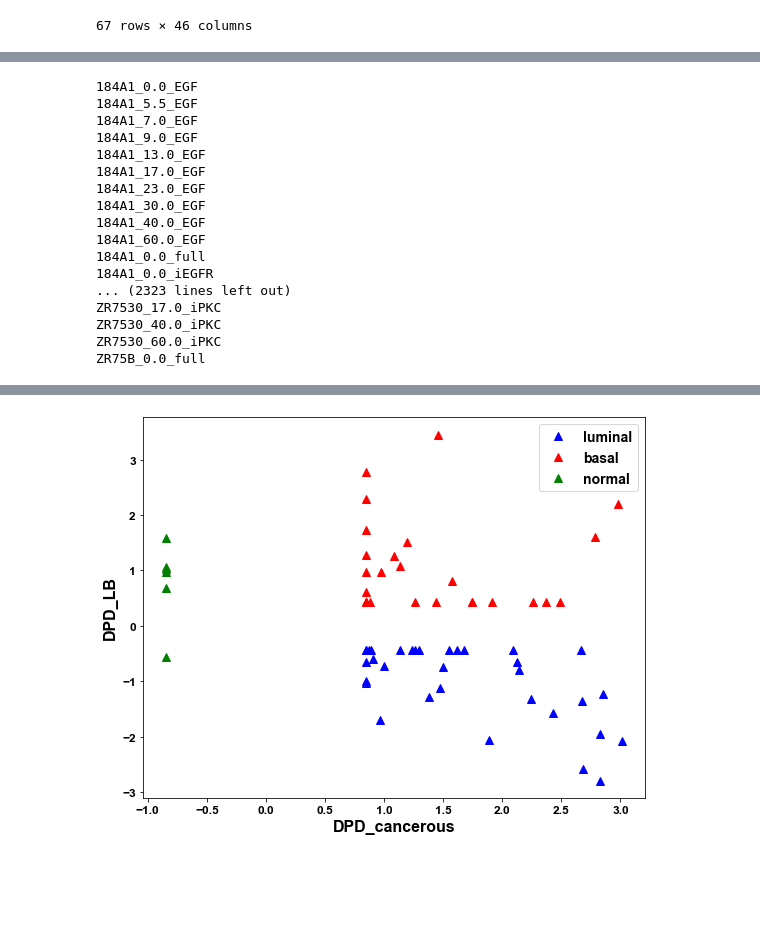
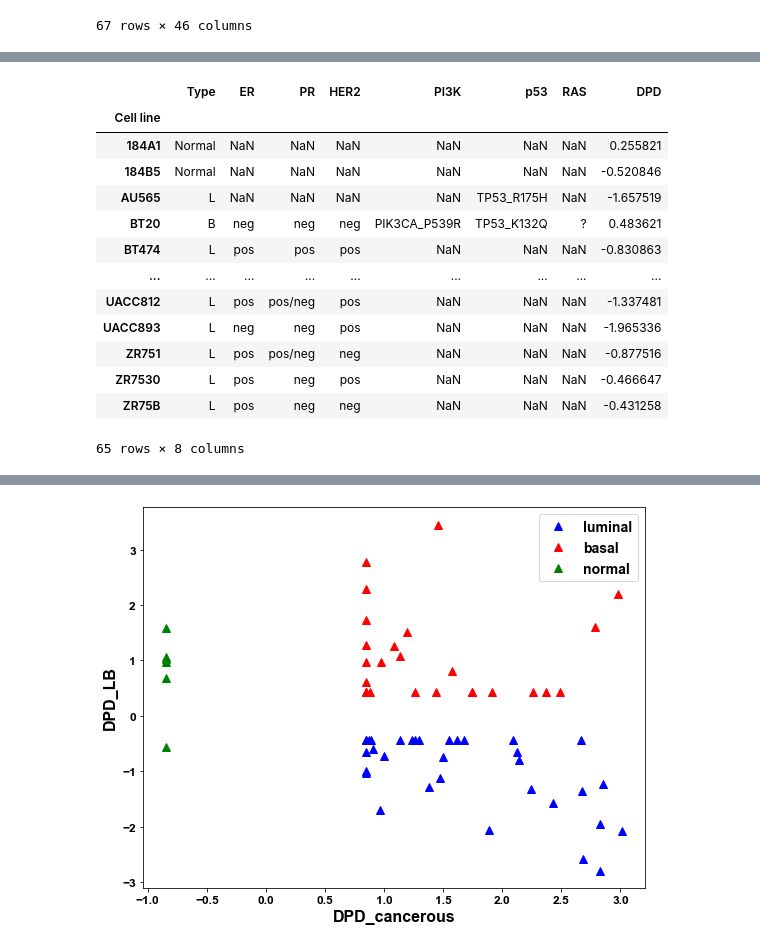
Before and after one commit to at2005/BTYSTE-2023, a Jupyter notebook: MSB cSTAR.ipynb, the cells around one changed output, grey strips where cells are left out. Cells and saved outputs as stored; diff of their text form; code cells hidden in the pictures; blank space fills up the shorter version.

```diff
--- a/MSB cSTAR.ipynb
+++ b/MSB cSTAR.ipynb
@@ -101,59 +113,43 @@ types_df = types_df.set_index("Cell line")
 # %%
 import statistics
 # make intercept negative since we wish to get it on "the other side"
-H_CONSTANT = - svc.intercept_[0]/linalg.norm(svc.coef_[0])
+H_CONST_LB = - svc.intercept_[0]/linalg.norm(svc.coef_[0])
+n = norm_stv_df['Norm_LB']
+s = norm_stv_df["STV_LB"]
+
+df = df.drop(["index", "treatment", "time"], axis=1)
 
 def extract_cell_line(sample):
     return sample[:sample.index("_")]
 
+def calculate_dpd(row,dataframe, h, s_vec, n_vec):
+    smpl = row.name
+    DPD_val = - (h - np.dot(dataframe.loc[smpl],n_vec))/np.dot(n_vec,s_vec)
+    return DPD_val
 
-cell_line_dpds = {label: [] for label in all_labels}
-df = df.drop(["index", "treatment", "time"], axis=1)
+df["Specific DPD"] = df.apply(calculate_dpd,args=(df, H_CONST_LB, s,n), axis=1)
+df["Group"] = df.apply(lambda row: row.name[0:row.name.find("_")], axis=1)
 
-Comb_DPD_vals = []
-for smpl in df.index:
-    print(smpl)
-    cell_line = smpl
-    if "HCC38" in smpl or "HCC70" in smpl:
-        continue
-
-    # DPD -> cSTAR paper equation 8
-    n = norm_stv_df['norm_vec']
-    s = norm_stv_df["STV"]
-    DPD_val = - (H_CONSTANT - np.dot(df.loc[smpl],n))/np.dot(n,s)
-    cell_line_dpds[extract_cell_line(cell_line)].append(DPD_val)
-
-# print(cell_line_dpds)
-# mean_dpd = {label: statistics.mean(val) for label, val in cell_line_dpds.items()}
+def avg_dpd(row):
+    return np.mean(df[df["Group"] == row.name]["Specific DPD"])
 
 
-# display(types_df)
-
-types_df['DPD'] = ""
-
-for label, val in cell_line_dpds.items():
-    types_df.at[label, 'DPD'] = np.mean(val)
-
-
-# display(types_df)
-
+types_df['DPD'] = types_df.apply(avg_dpd, axis=1)
+display(types_df)
 types_df.to_csv('cell_line_and_subtype_test.csv')
 # %% [output]
+|  | Type | ER | PR | HER2 | PI3K | p53 | RAS | DPD |
+| Cell line |  |  |  |  |  |  |  |  |
+| 184A1 | Normal | NaN | NaN | NaN | NaN | NaN | NaN | 0.255821 |
+| 184B5 | Normal | NaN | NaN | NaN | NaN | NaN | NaN | -0.520846 |
+| AU565 | L | NaN | NaN | NaN | NaN | TP53_R175H | NaN | -1.657519 |
+| BT20 | B | neg | neg | neg | PIK3CA_P539R | TP53_K132Q | ? | 0.483621 |
+| BT474 | L | pos | pos | pos | NaN | NaN | NaN | -0.830863 |
+| ... | ... | ... | ... | ... | ... | ... | ... | ... |
+| UACC812 | L | pos | pos/neg | pos | NaN | NaN | NaN | -1.337481 |
+| UACC893 | L | neg | neg | pos | NaN | NaN | NaN | -1.965336 |
+| ZR751 | L | pos | pos/neg | neg | NaN | NaN | NaN | -0.877516 |
+| ZR7530 | L | pos | neg | pos | NaN | NaN | NaN | -0.466647 |
+| ZR75B | L | pos | neg | neg | NaN | NaN | NaN | -0.431258 |
-184A1_0.0_EGF
-184A1_5.5_EGF
-184A1_7.0_EGF
-184A1_9.0_EGF
-184A1_13.0_EGF
-184A1_17.0_EGF
-184A1_23.0_EGF
-184A1_30.0_EGF
-184A1_40.0_EGF
-184A1_60.0_EGF
-184A1_0.0_full
-184A1_0.0_iEGFR
-... (2323 lines left out)
-ZR7530_17.0_iPKC
-ZR7530_40.0_iPKC
-ZR7530_60.0_iPKC
-ZR75B_0.0_full
+65 rows × 8 columns
 # %%
```
Also changed, not shown: parts of 21 cells of this notebook, 6 other files.
